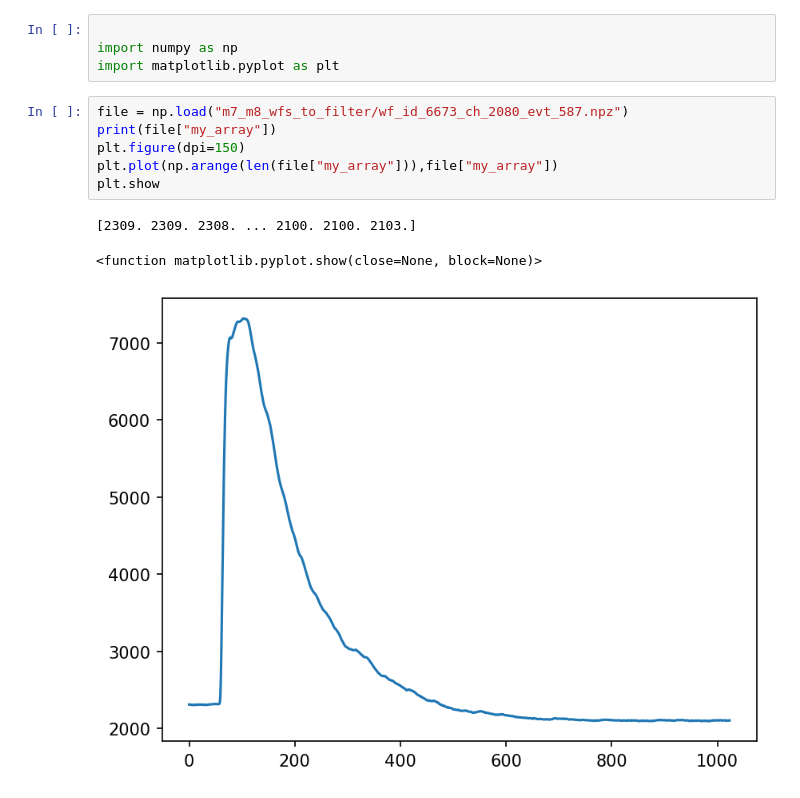
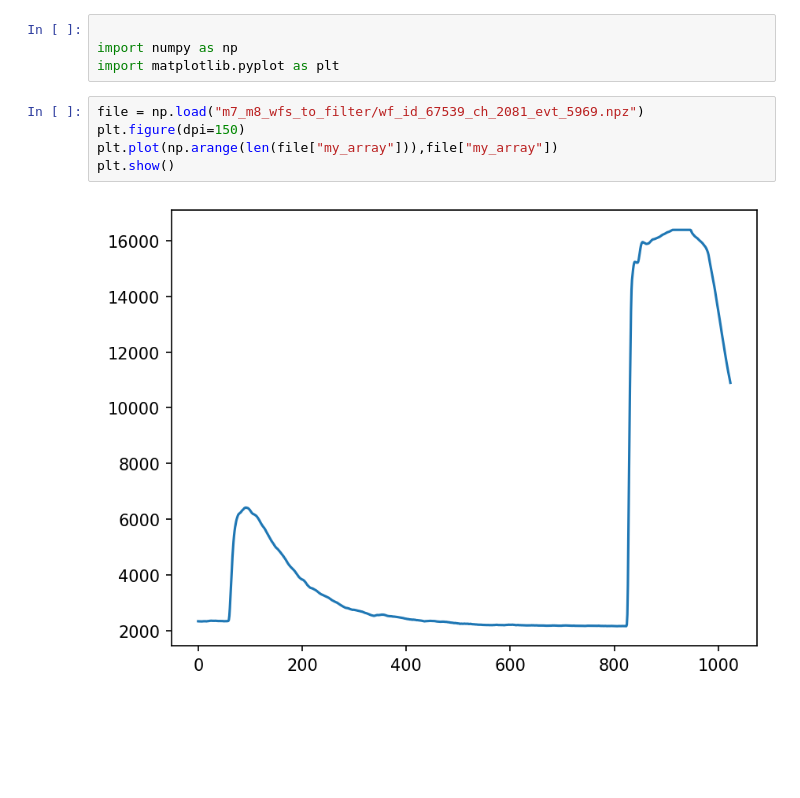
Before and after one commit to lperes-ufrj/sag_analysis, a Jupyter notebook: analysis/filter_plot_wf_m7_m8.ipynb, the cells around one changed output. Cells and saved outputs as stored; diff of their text form; blank space fills up the shorter version.

Commit message:
[ADD] print single waveform notebook

```diff
--- a/analysis/filter_plot_wf_m7_m8.ipynb
+++ b/analysis/filter_plot_wf_m7_m8.ipynb
@@ -3,12 +3,9 @@
 import numpy as np
 import matplotlib.pyplot as plt
 # %%
-file = np.load("m7_m8_wfs_to_filter/wf_id_6673_ch_2080_evt_587.npz")
-print(file["my_array"])
+file = np.load("m7_m8_wfs_to_filter/wf_id_67539_ch_2081_evt_5969.npz")
 plt.figure(dpi=150)
 plt.plot(np.arange(len(file["my_array"])),file["my_array"])
-plt.show
+plt.show()
 # %% [output]
-[2309. 2309. 2308. ... 2100. 2100. 2103.]
-<function matplotlib.pyplot.show(close=None, block=None)>
-[figure, old version]
+[figure, new version]
```
